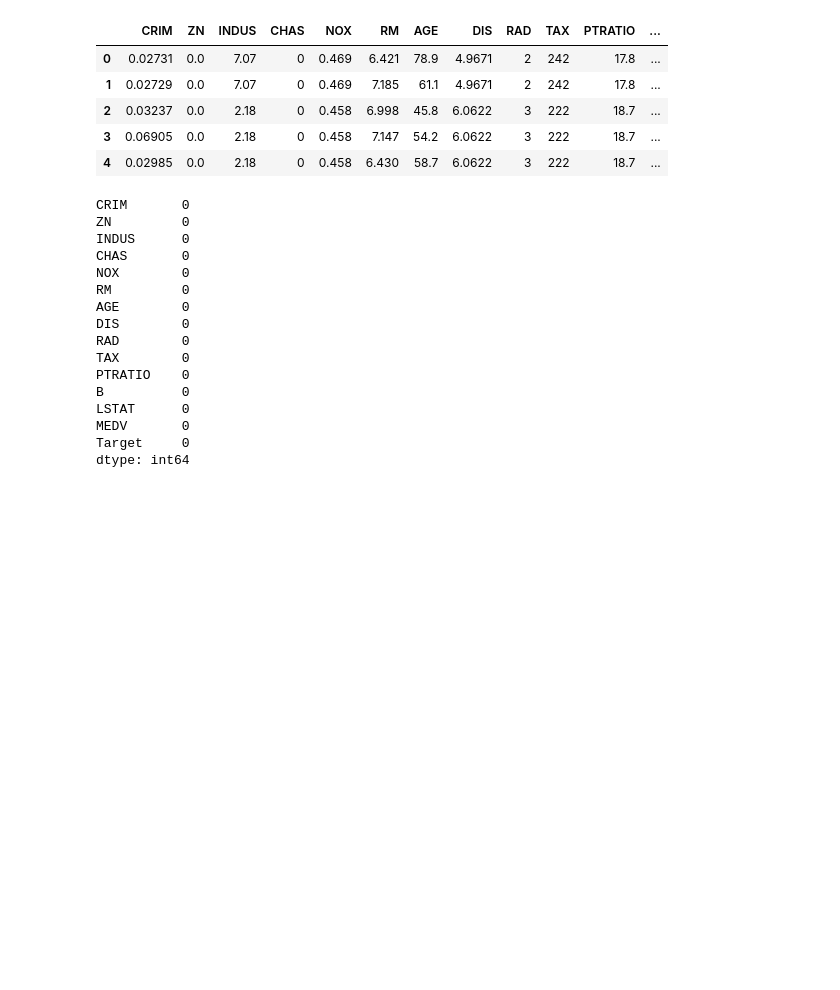
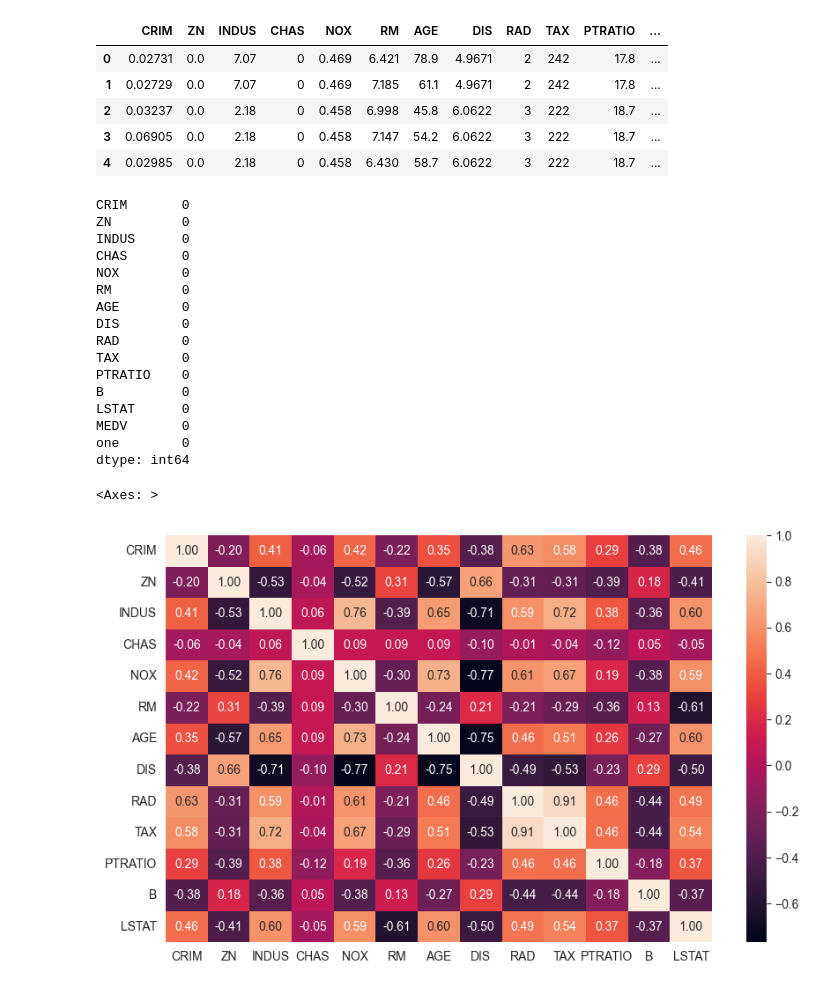
Before and after one commit to Aliakbar-omidi/UCI, a Jupyter notebook: main.ipynb, the cells around one changed output. Saved outputs shown, nothing was run; the diff lists cells and outputs as text; code cells hidden in the pictures; blank space fills up the shorter version.

```diff
--- a/main.ipynb
+++ b/main.ipynb
@@ -47,7 +53,7 @@ memory usage: 59.3 KB
 # %%
 column_names = [
     "CRIM", "ZN", "INDUS", "CHAS", "NOX", "RM", "AGE", "DIS",
-    "RAD", "TAX", "PTRATIO", "B", "LSTAT", "MEDV", "Target"
+    "RAD", "TAX", "PTRATIO", "B", "LSTAT", "MEDV", "one"
 ]
 
 df.columns = column_names
@@ -76,5 +82,18 @@ PTRATIO    0
 B          0
 LSTAT      0
 MEDV       0
-Target     0
+one        0
 dtype: int64
+# %%
+df.drop(['one'], axis=1, inplace=True)
+x = df.drop(['MEDV'], axis=1)
+y = df['MEDV']
+# %%
+import seaborn as sns
+import matplotlib.pyplot as plt
+
+plt.figure(figsize=(10, 6))
+sns.heatmap(x.corr(), annot=True, fmt=".2f")
+# %% [output]
+<Axes: >
+[figure, added]
```
Also changed, not shown: parts of 10 cells of this notebook.
